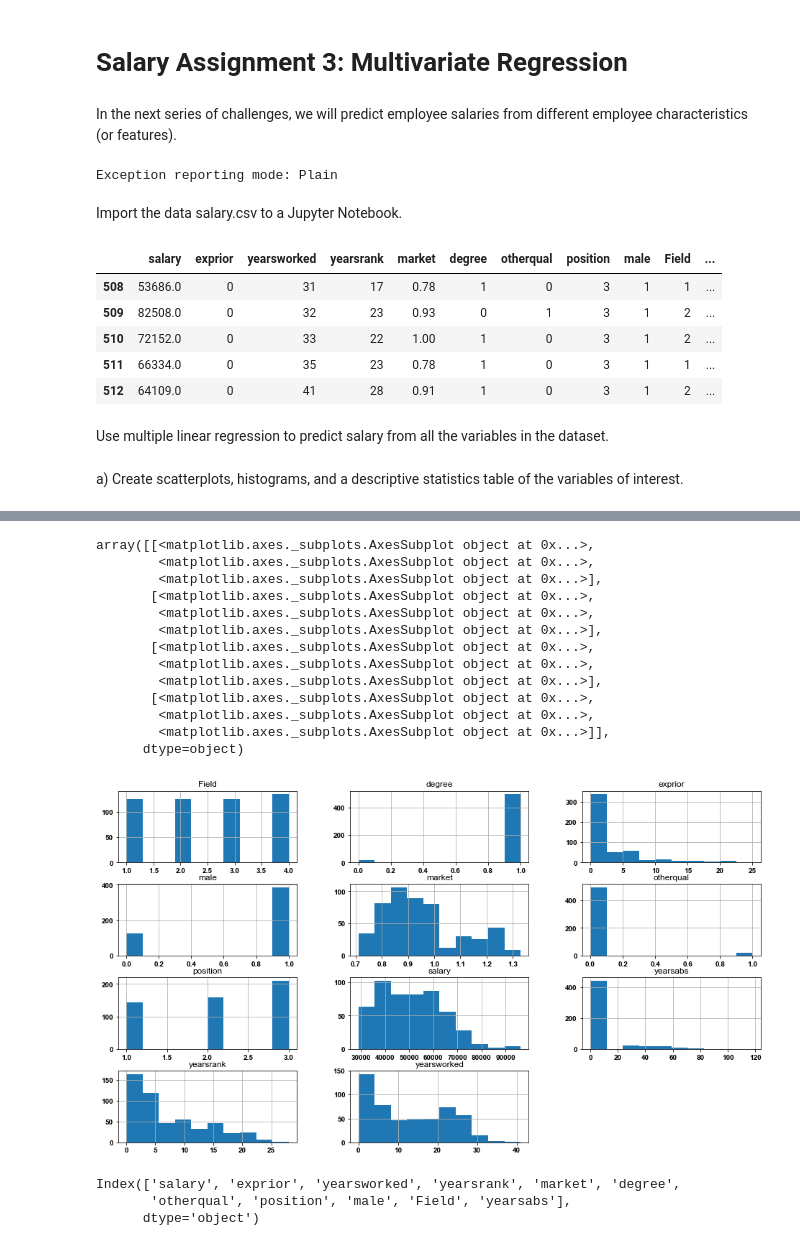
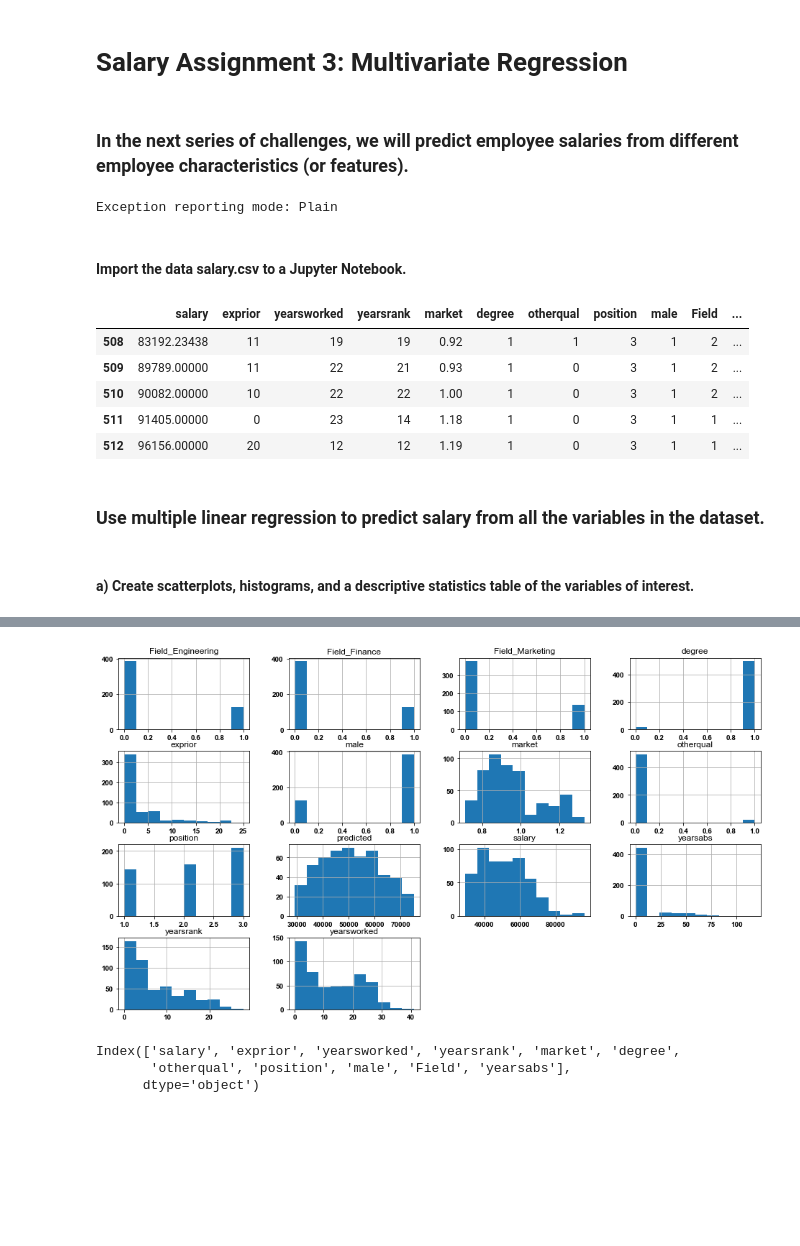
Before and after one commit to Umuzi-org/salary, a Jupyter notebook: Salary_Assignment_3_Multivariate_Linear_Regression.ipynb, the cells around one changed output, grey strips where cells are left out. Drawn from its saved outputs; the diff is of its cells as text; code cells hidden in the pictures; blank space fills up the shorter version.

Commit message:
Finished multivariate regression assignment

```diff
--- a/Salary_Assignment_3_Multivariate_Linear_Regression.ipynb
+++ b/Salary_Assignment_3_Multivariate_Linear_Regression.ipynb
@@ -1,7 +1,7 @@
 # %% [markdown]
 # Salary Assignment 3: Multivariate Regression
 # %% [markdown]
-In the next series of challenges, we will predict employee salaries from different employee characteristics (or features).
+### In the next series of challenges, we will predict employee salaries from different employee characteristics (or features).
 # %%
 # Import necessary packages
 import pandas as pd
@@ -23,24 +29,24 @@ plt.rcParams["figure.figsize"] = [14,9]
 # %% [output]
 Exception reporting mode: Plain
 # %% [markdown]
-Import the data salary.csv to a Jupyter Notebook.
+#### Import the data salary.csv to a Jupyter Notebook.
 # %%
 data = pd.read_csv("salary.csv")
 data = data.drop(data.index[208]) # This row has a null value for the salary
-data = data.sort_values('yearsworked')
+data = data.sort_values('salary')
 data.reset_index(drop=True, inplace=True)
-data.tail()
+display(data.tail())
 # %% [output]
 |  | salary | exprior | yearsworked | yearsrank | market | degree | otherqual | position | male | Field | ... |
-| 508 | 53686.0 | 0 | 31 | 17 | 0.78 | 1 | 0 | 3 | 1 | 1 | ... |
-| 509 | 82508.0 | 0 | 32 | 23 | 0.93 | 0 | 1 | 3 | 1 | 2 | ... |
-| 510 | 72152.0 | 0 | 33 | 22 | 1.00 | 1 | 0 | 3 | 1 | 2 | ... |
-| 511 | 66334.0 | 0 | 35 | 23 | 0.78 | 1 | 0 | 3 | 1 | 1 | ... |
-| 512 | 64109.0 | 0 | 41 | 28 | 0.91 | 1 | 0 | 3 | 1 | 2 | ... |
+| 508 | 83192.23438 | 11 | 19 | 19 | 0.92 | 1 | 1 | 3 | 1 | 2 | ... |
+| 509 | 89789.00000 | 11 | 22 | 21 | 0.93 | 1 | 0 | 3 | 1 | 2 | ... |
+| 510 | 90082.00000 | 10 | 22 | 22 | 1.00 | 1 | 0 | 3 | 1 | 2 | ... |
+| 511 | 91405.00000 | 0 | 23 | 14 | 1.18 | 1 | 0 | 3 | 1 | 1 | ... |
+| 512 | 96156.00000 | 20 | 12 | 12 | 1.19 | 1 | 0 | 3 | 1 | 1 | ... |
 # %% [markdown]
-Use multiple linear regression to predict salary from all the variables in the dataset.
+### Use multiple linear regression to predict salary from all the variables in the dataset.
 # %% [markdown]
-a)	Create scatterplots, histograms, and a descriptive statistics table of the variables of interest.
+#### a)	Create scatterplots, histograms, and a descriptive statistics table of the variables of interest.
 # %%
 data.describe()
 # %% [output]
@@ -54,22 +60,10 @@ data.describe()
 | 75% | 60345.000000 | 4.000000 | 22.000000 | 12.000000 | 1.020000 | 1.000000 | 0.000000 | 3.000000 | 1.000000 | 4.000000 | ... |
 | max | 96156.000000 | 25.000000 | 41.000000 | 28.000000 | 1.330000 | 1.000000 | 1.000000 | 3.000000 | 1.000000 | 4.000000 | ... |
 # %%
-data.hist()
+data.hist(grid=True)
+plt.show()
 # %% [output]
-array([[<matplotlib.axes._subplots.AxesSubplot object at 0x...>,
-        <matplotlib.axes._subplots.AxesSubplot object at 0x...>,
-        <matplotlib.axes._subplots.AxesSubplot object at 0x...>],
-       [<matplotlib.axes._subplots.AxesSubplot object at 0x...>,
-        <matplotlib.axes._subplots.AxesSubplot object at 0x...>,
-        <matplotlib.axes._subplots.AxesSubplot object at 0x...>],
-       [<matplotlib.axes._subplots.AxesSubplot object at 0x...>,
-        <matplotlib.axes._subplots.AxesSubplot object at 0x...>,
-        <matplotlib.axes._subplots.AxesSubplot object at 0x...>],
-       [<matplotlib.axes._subplots.AxesSubplot object at 0x...>,
-        <matplotlib.axes._subplots.AxesSubplot object at 0x...>,
-        <matplotlib.axes._subplots.AxesSubplot object at 0x...>]],
-      dtype=object)
-[figure, old version]
+[figure, new version]
 # %%
 data.columns
 # %% [output]
```
Also changed, not shown: parts of 26 cells of this notebook.
